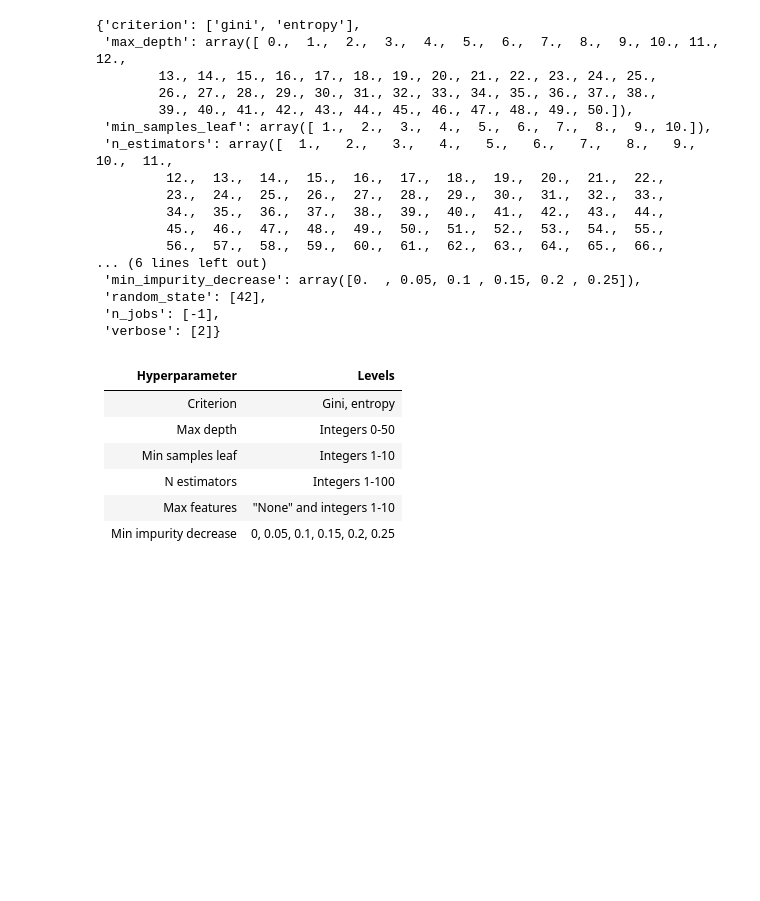
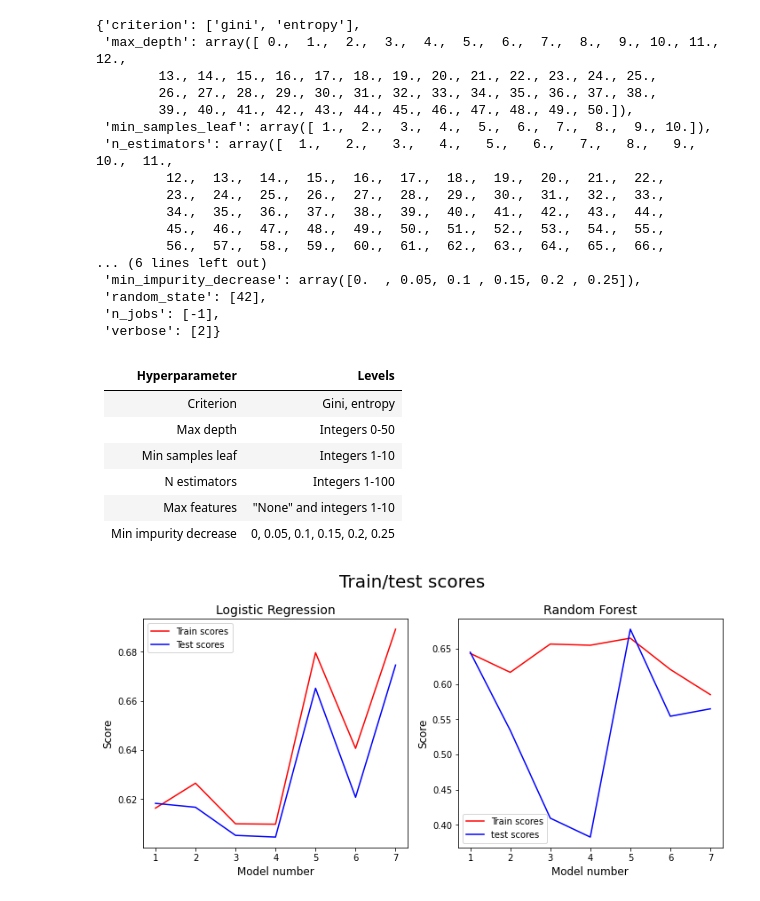
Before and after one commit to HechtYehuda/NYC-MVA-model, a Jupyter notebook: Image resources/Markdown prep.ipynb, the cells around one changed output. Saved outputs shown, nothing was run; the diff lists cells and outputs as text; code cells hidden in the pictures; blank space fills up the shorter version.

Commit message:
Add model score graph

```diff
--- a/Image resources/Markdown prep.ipynb
+++ b/Image resources/Markdown prep.ipynb
@@ -78,3 +79,31 @@ cv_results[['rank_test_score',
 | N estimators | Integers 1-100 |
 | Max features | "None" and integers 1-10 |
 | Min impurity decrease | 0, 0.05, 0.1, 0.15, 0.2, 0.25 |
+# %%
+model_number = [1,2,3,4,5,6,7]
+
+lr_train_scores = [0.61629,0.62645,0.60990,0.60974,0.67963,0.64065,0.68923]
+lr_test_scores = [0.61824,0.61663,0.60519,0.60449,0.66516,0.62070,0.67461]
+
+rf_train_scores = [0.64351,0.61663,0.65685,0.65514,0.66516,0.62070,0.58489]
+rf_test_scores = [0.64517,0.53417,0.40945,0.38259,0.6779,0.55425,0.56477]
+
+fig, (ax1, ax2) = plt.subplots(1,2, figsize=(10,5))
+ax1.plot(model_number, lr_train_scores, 'r', label='Train scores')
+ax1.plot(model_number, lr_test_scores, 'b', label='Test scores')
+ax1.legend()
+ax1.set_title('Logistic Regression', fontsize=14)
+ax1.set_xlabel('Model number', fontsize=12)
+ax1.set_ylabel('Score', fontsize=12)
+ax2.plot(model_number, rf_train_scores, 'r', label='Train scores')
+ax2.plot(model_number, rf_test_scores, 'b', label='test scores')
+ax2.legend()
+ax2.set_title('Random Forest', fontsize=14)
+ax2.set_xlabel('Model number', fontsize=12)
+ax2.set_ylabel('Score', fontsize=12)
+plt.suptitle('Train/test scores', fontsize=20)
+plt.tight_layout()
+plt.savefig('Scores.png')
+plt.show()
+# %% [output]
+[figure, added]
```
Also changed, not shown: parts of 1 cell of this notebook, 15 other files.
